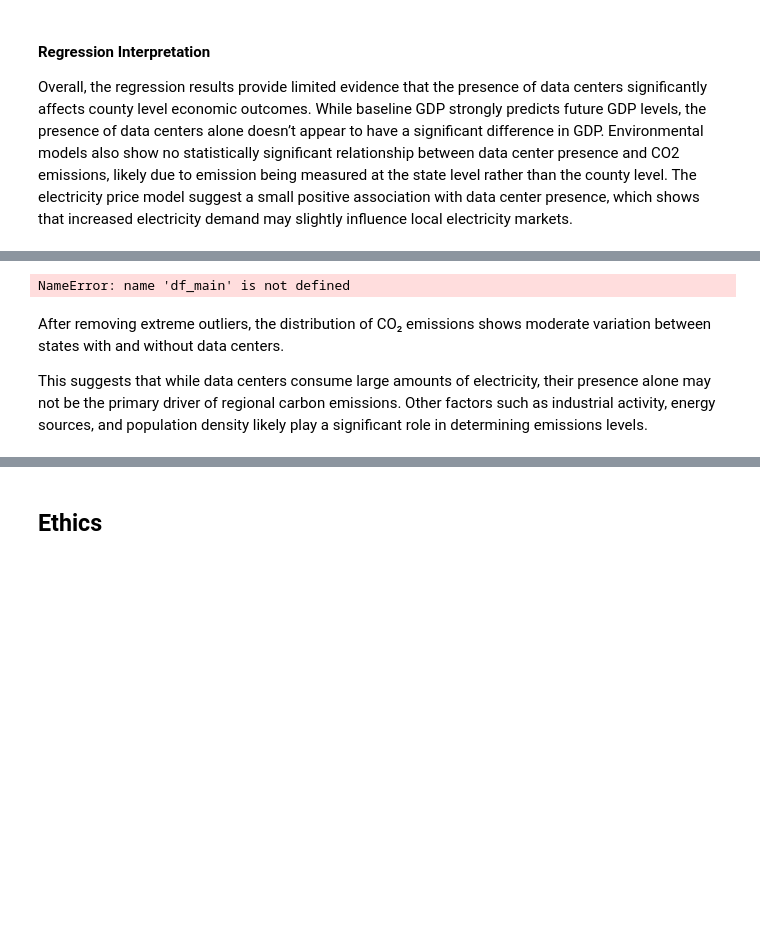
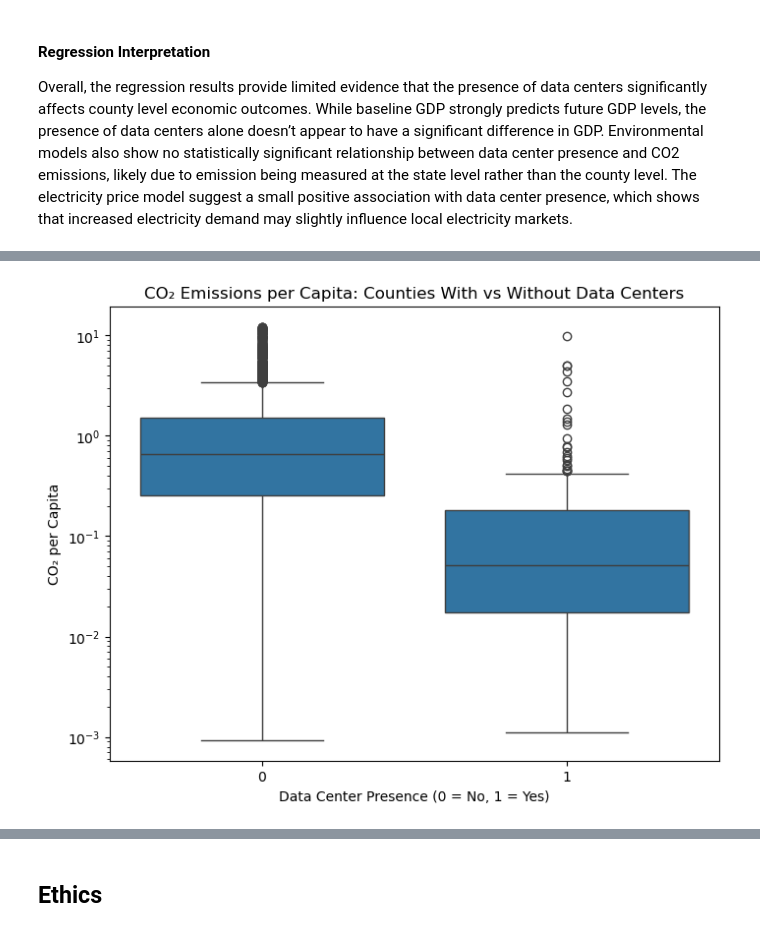
Before and after one commit to COGS108/Group147_WI26, a Jupyter notebook: 03-FinalProject.ipynb, the cells around one changed output, grey strips where cells are left out. Cells and saved outputs as stored; diff of their text form; code cells hidden in the pictures; blank space fills up the shorter version.

```diff
--- a/03-FinalProject.ipynb
+++ b/03-FinalProject.ipynb
@@ -764,18 +762,15 @@ Because of this potential selection effect, regression analysis is required to d
 # %%
-co2_filtered = df_main[df_main["co2"] < df_main["co2"].quantile(0.95)]
+co2_filtered = df[df["co2_per_capita"] < df["co2_per_capita"].quantile(0.95)]
 
 plt.figure(figsize=(8,6))
 
-sns.boxplot(data=co2_filtered, x="has_dc", y="co2")
+sns.boxplot(data=co2_filtered, x="has_dc", y="co2_per_capita")
 
-plt.title("CO2 Emissions per Capita: Data Center vs Non-Data Center Regions")
-plt.xlabel("Data Center Presence")
-plt.ylabel("CO2 per Capita")
+plt.title("CO₂ Emissions per Capita: Counties With vs Without Data Centers")
+plt.xlabel("Data Center Presence (0 = No, 1 = Yes)")
+plt.ylabel("CO₂ per Capita")
 
+plt.yscale("log")
 plt.show()
 # %% [output]
-NameError: name 'df_main' is not defined
+[figure, added]
-# %% [markdown]
-After removing extreme outliers, the distribution of CO₂ emissions shows moderate variation between states with and without data centers.
-
-This suggests that while data centers consume large amounts of electricity, their presence alone may not be the primary driver of regional carbon emissions. Other factors such as industrial activity, energy sources, and population density likely play a significant role in determining emissions levels.
```
Also changed, not shown: parts of 20 cells of this notebook.
